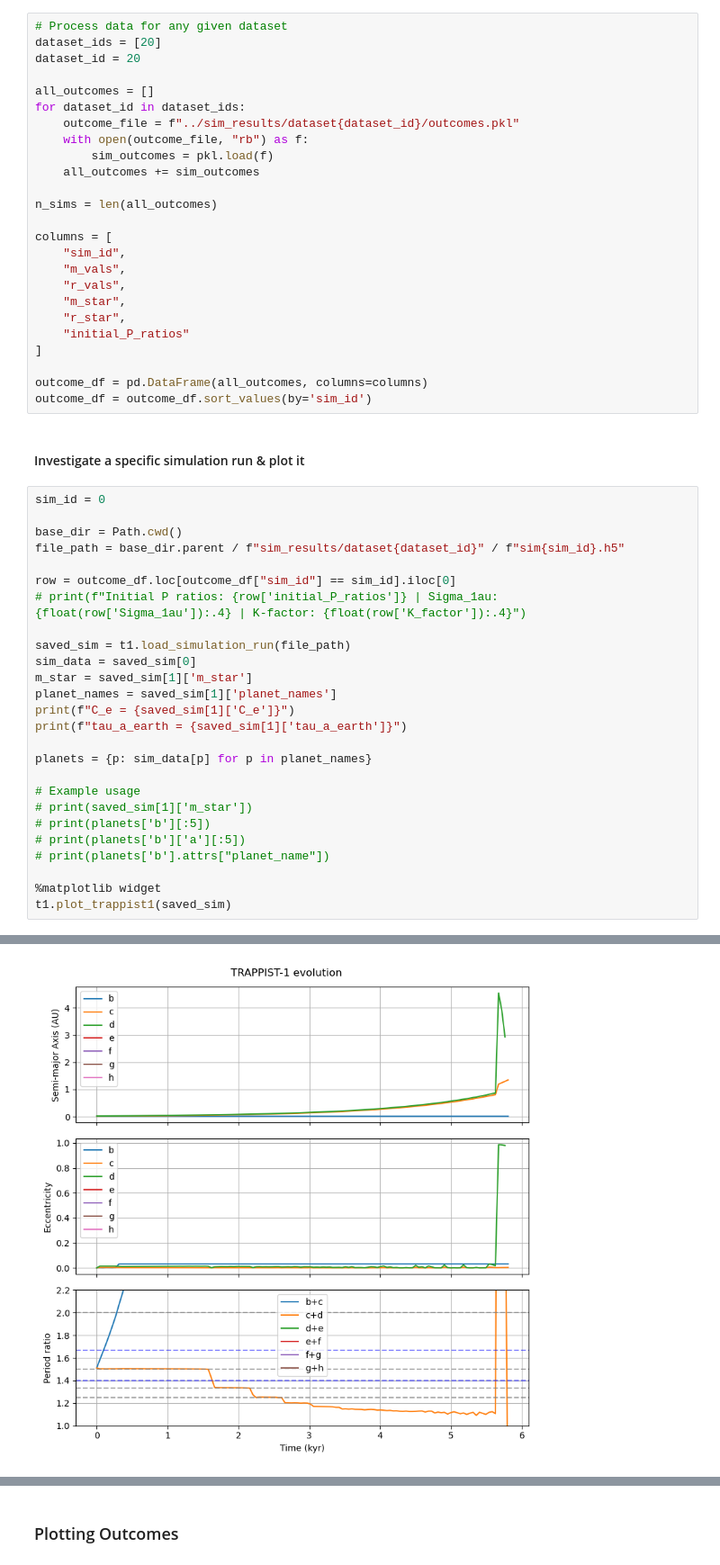
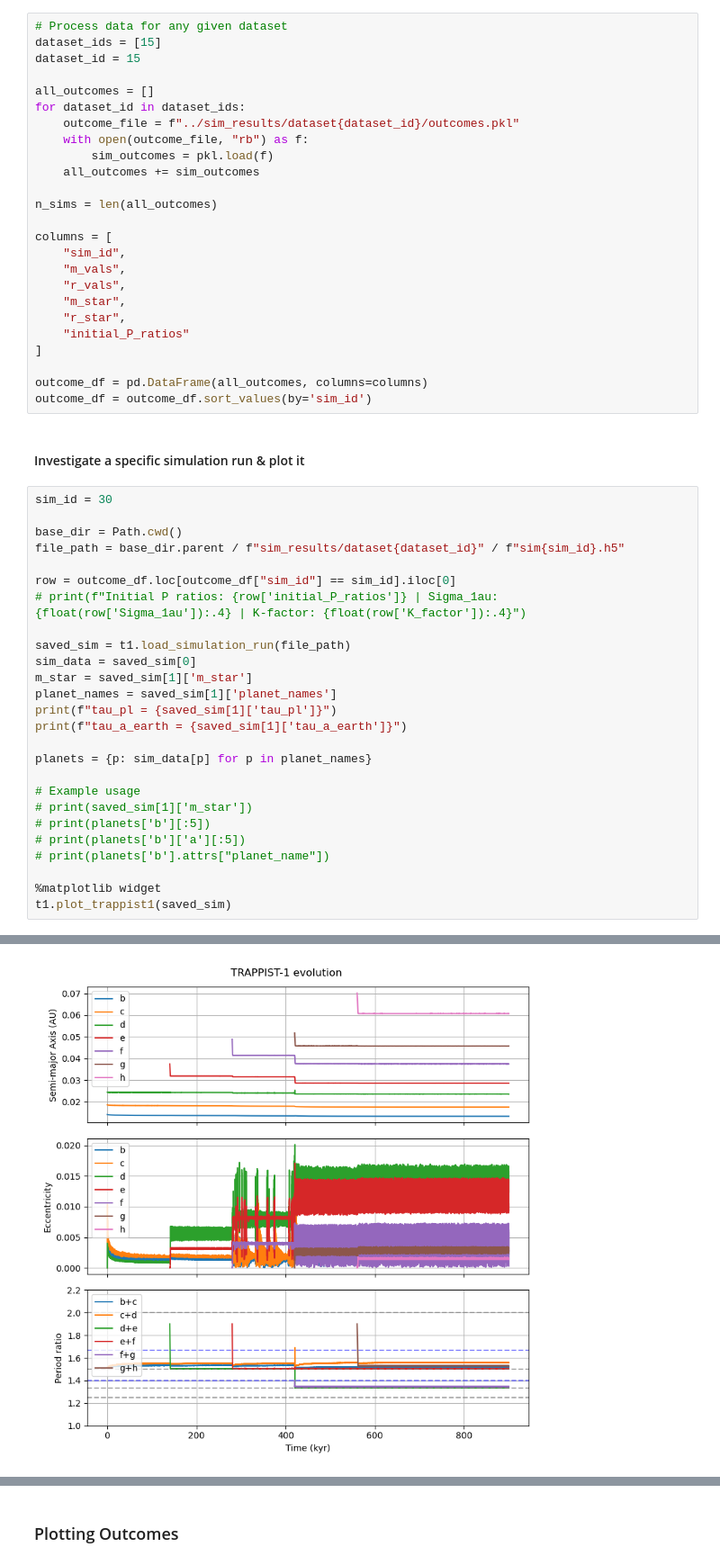
Before and after one commit to dchen10Git/uchi-exoplanets-2025, a Jupyter notebook: analyze_sims_huang.ipynb, the cells around one changed output, grey strips where cells are left out. Shown at 90% size. Drawn from its saved outputs; the diff is of its cells as text.

```diff
--- a/analyze_sims_huang.ipynb
+++ b/analyze_sims_huang.ipynb
@@ -34,8 +34,8 @@ r_sun = u.Rsun.to(u.AU)
 Once simulations have been saved, the following code can be used to look at the evolution of orbital elements and period ratios, as well as checking whether there is resonance in the final configuration.
 # %%
 # Process data for any given dataset
-dataset_ids = [20]
-dataset_id = 20
+dataset_ids = [15]
+dataset_id = 15
 
 all_outcomes = []
 for dataset_id in dataset_ids:
@@ -60,7 +60,7 @@ outcome_df = outcome_df.sort_values(by='sim_id')
 # %% [markdown]
 #### Investigate a specific simulation run & plot it
 # %%
-sim_id = 0
+sim_id = 30
 
 base_dir = Path.cwd()
 file_path = base_dir.parent / f"sim_results/dataset{dataset_id}" / f"sim{sim_id}.h5"
@@ -72,7 +72,7 @@ saved_sim = t1.load_simulation_run(file_path)
 sim_data = saved_sim[0]
 m_star = saved_sim[1]['m_star']
 planet_names = saved_sim[1]['planet_names']
-print(f"C_e = {saved_sim[1]['C_e']}")
+print(f"tau_pl = {saved_sim[1]['tau_pl']}")
 print(f"tau_a_earth = {saved_sim[1]['tau_a_earth']}")
 
 planets = {p: sim_data[p] for p in planet_names}
@@ -91 +91 @@ tau_a_earth = 6
-[figure, old version]
+[figure, new version]
```
Also changed, not shown: parts of 7 cells of this notebook, 7 other files.
